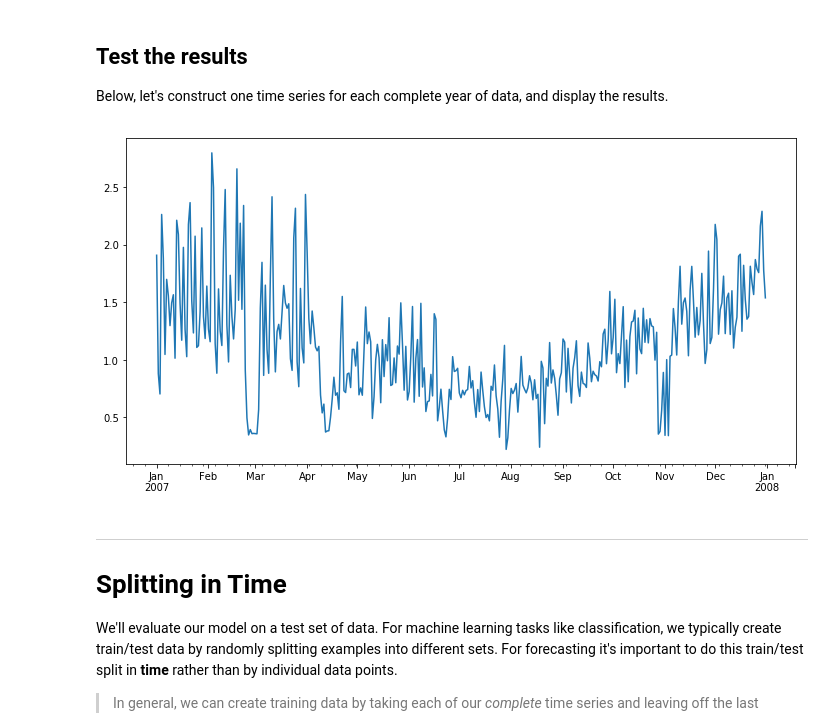
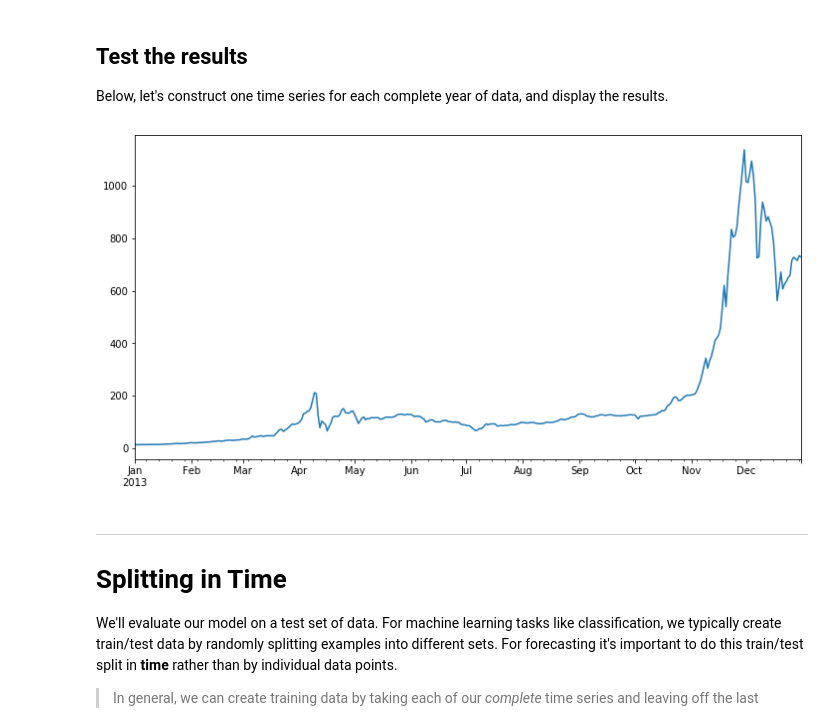
Before and after one commit to urantialife/bitcoin-price-forecasting, a Jupyter notebook: bitcoin_forecasting.ipynb, the cells around one changed output. Drawn from its saved outputs; the diff is of its cells as text; code cells hidden in the pictures.

```diff
--- a/bitcoin_forecasting.ipynb
+++ b/bitcoin_forecasting.ipynb
@@ -295,11 +197,0 @@ Both tasks are interesting! It depends on whether you want to predict time patte
-# %%
-# resample over day (D)
-freq = 'D'
-# calculate the mean active power for a day
-mean_power_df = power_df.resample(freq).mean()
-
-# display the mean values
-plt.figure(figsize=(15,8))
-mean_power_df.plot(title='Global active power, mean per day', color='blue')
-plt.tight_layout()
-plt.show()
@@ -335,13 +215,13 @@ time_series.append(pd.Series(data=data, index=index))
 # %%
-def make_time_series(mean_power_df, years, freq='D', start_idx=16):
+def make_time_series(mean_price_df, years, freq='D', start_idx=1):
     '''Creates as many time series as there are complete years. This code
-       accounts for the leap year, 2008.
-      :param mean_power_df: A dataframe of global power consumption, averaged by day.
+       accounts for the leap years, '2008', '2012', '2016', '2020'.
+      :param mean_price_df: A dataframe of bitcoind prices, averaged by day.
           This dataframe should also be indexed by a datetime.
       :param years: A list of years to make time series out of, ex. ['2007', '2008'].
       :param freq: The frequency of data recording (D = daily)
       :param start_idx: The starting dataframe index of the first point in the first time series.
-          The default, 16, points to '2017-01-01'.
+          The default, 1, points to '2012-01-01'.
       :return: A list of pd.Series(), time series data.
       '''
 
@@ -349,26 +229,26 @@ def make_time_series(mean_power_df, years, freq='D', start_idx=16):
     time_series = []
 
     # store leap year in this dataset
-    leap = '2008'
+    leap = ['2008', '2012', '2016', '2020']
 
     # create time series for each year in years
     for i in range(len(years)):
 
         year = years[i]
-        if(year == leap):
+        if(year in leap):
             end_idx = start_idx+366
         else:
             end_idx = start_idx+365
+
 
         # create start and end datetimes
         t_start = year + '-01-01' # Jan 1st of each year = t_start
         t_end = year + '-12-31' # Dec 31st = t_end
 
         # get global consumption data
-        data = mean_power_df[start_idx:end_idx]
-
+        data = mean_price_df[start_idx:end_idx]
         # create time series for the year
-        index = pd.DatetimeIndex(start=t_start, end=t_end, freq=freq)
+        index = pd.date_range(start=t_start, end=t_end, freq=freq)
         time_series.append(pd.Series(data=data, index=index))
 
         start_idx = end_idx
@@ -383,20 +263,20 @@ Below, let's construct one time series for each complete year of data, and displ
 # test out the code above
 
 # yearly time series for our three complete years
-full_years = ['2007', '2008', '2009']
+full_years = ['2012', '2013', '2014', '2015', '2016', '2017', '2018', '2019']
 freq='D' # daily recordings
 
 # make time series
-time_series = make_time_series(mean_power_df, full_years, freq=freq)
+time_series = make_time_series(mean_price_df, full_years, freq=freq)
 # %%
 # display first time series
-time_series_idx = 0
+time_series_idx = 1
 
 plt.figure(figsize=(12,6))
 time_series[time_series_idx].plot()
 plt.show()
 # %% [output]
-[figure, old version]
+[figure, new version]
 # %% [markdown]
 ---
 # Splitting in Time
```
Also changed, not shown: parts of 46 cells of this notebook.
